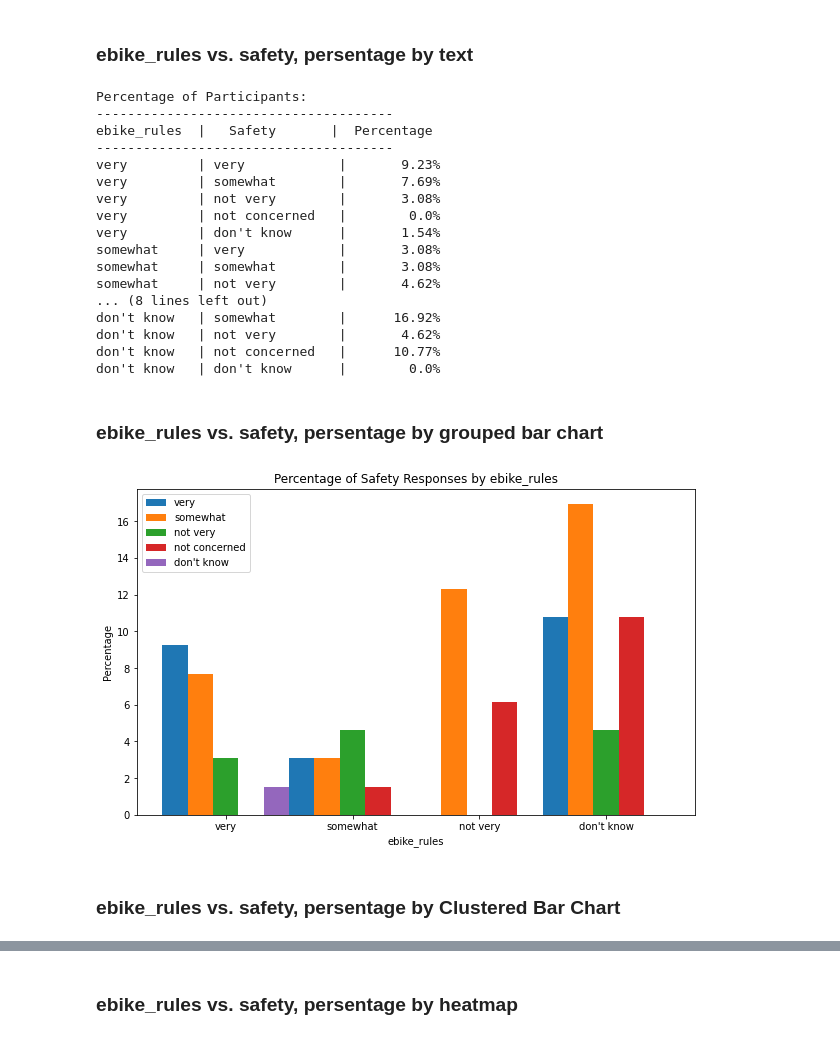
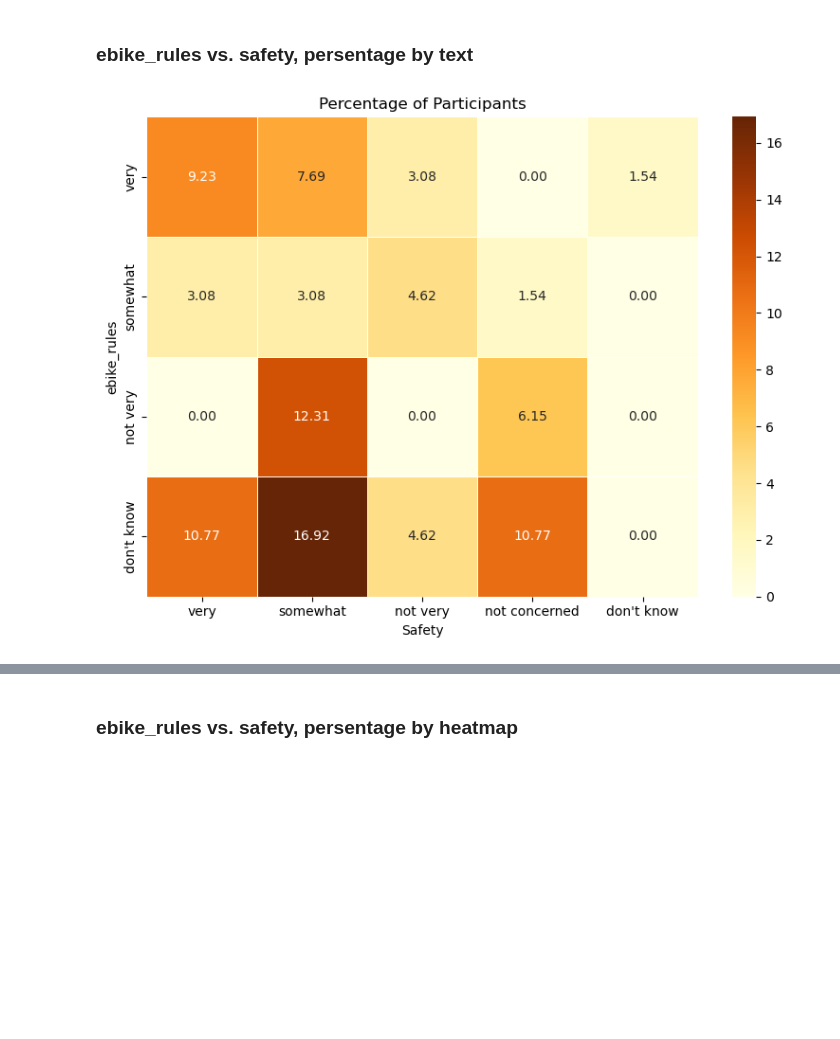
Before and after one commit to claireZHL/CCE-Data-Analysis, a Jupyter notebook: Data_Analysis_on_E_Bike_Survey_Collected_on_04_29_2023.ipynb, the cells around one changed output, grey strips where cells are left out. Saved outputs shown, nothing was run; the diff lists cells and outputs as text; code cells hidden in the pictures; blank space fills up the shorter version.

```diff
--- a/Data_Analysis_on_E_Bike_Survey_Collected_on_04_29_2023.ipynb
+++ b/Data_Analysis_on_E_Bike_Survey_Collected_on_04_29_2023.ipynb
@@ -466,74 +474,29 @@ plt.show()
 # %%
 ebike_rules_categories = ['very', 'somewhat', 'not very', "don't know"]
 safety_categories = ['very', 'somewhat', 'not very', 'not concerned', "don't know"]
 
 percentages = []
 for ebike_rule in ebike_rules_categories:
     row = []
     for safety in safety_categories:
         count = quant_df[(quant_df['ebike_rules'] == ebike_rule) & (quant_df['safty'] == safety)].shape[0]
         percent = round((count / total_count) * 100, 2)
         row.append(percent)
     percentages.append(row)
 
-print("Percentage of Participants:")
-print("--------------------------------------")
-print("ebike_rules  |   Safety       |  Percentage")
-print("--------------------------------------")
-for i in range(len(ebike_rules_categories)):
-    for j in range(len(safety_categories)):
-        print(f"{ebike_rules_categories[i]:<12} | {safety_categories[j]:<15} | {percentages[i][j]:>10}%")
+data = percentages
+
+fig, ax = plt.subplots(figsize=(8, 6))
+sns.heatmap(data, cmap='YlOrBr', annot=True, fmt=".2f", cbar=True, linewidths=0.5)
+
+ax.set_xticklabels(safety_categories)
+ax.set_yticklabels(ebike_rules_categories)
+
+ax.set_xlabel('Safety')
+ax.set_ylabel('ebike_rules')
+ax.set_title('Percentage of Participants')
+
+plt.tight_layout()
+plt.show()
 # %% [output]
-Percentage of Participants:
---------------------------------------
-ebike_rules  |   Safety       |  Percentage
---------------------------------------
-very         | very            |       9.23%
-very         | somewhat        |       7.69%
-very         | not very        |       3.08%
-very         | not concerned   |        0.0%
-very         | don't know      |       1.54%
-somewhat     | very            |       3.08%
-somewhat     | somewhat        |       3.08%
-somewhat     | not very        |       4.62%
-... (8 lines left out)
-don't know   | somewhat        |      16.92%
-don't know   | not very        |       4.62%
-don't know   | not concerned   |      10.77%
-don't know   | don't know      |        0.0%
+[figure, added]
-# %% [markdown]
-### ebike_rules vs. safety, persentage by grouped bar chart
-# %%
-#grouped bar chart
-safety_categories = ['very', 'somewhat', 'not very', 'not concerned', "don't know"]
-ebike_rules_categories = ['very', 'somewhat', 'not very', "don't know"]
-
-percentages = []
-for safety in safety_categories:
-    row = []
-    for ebike_rule in ebike_rules_categories:
-        count = quant_df[(quant_df['safty'] == safety) & (quant_df['ebike_rules'] == ebike_rule)].shape[0]
-        percentage = (count / total_count) * 100
-        row.append(percentage)
-    percentages.append(row)
-
-percentages = np.array(percentages)
-bar_width = 0.2
-x = np.arange(len(ebike_rules_categories))
-
-fig, ax = plt.subplots(figsize=(10, 6))
-for i in range(len(safety_categories)):
-    ax.bar(x + (i * bar_width), percentages[i], bar_width, label=safety_categories[i])
-
-ax.set_xlabel('ebike_rules')
-ax.set_ylabel('Percentage')
-ax.set_title('Percentage of Safety Responses by ebike_rules')
-ax.set_xticks(x + bar_width * (len(safety_categories) - 1) / 2)
-ax.set_xticklabels(ebike_rules_categories)
-ax.legend()
-
-plt.show()
-# %% [output]
-[figure, removed]
-# %% [markdown]
-### ebike_rules vs. safety, persentage by Clustered Bar Chart
```
Also changed, not shown: parts of 18 cells of this notebook.
